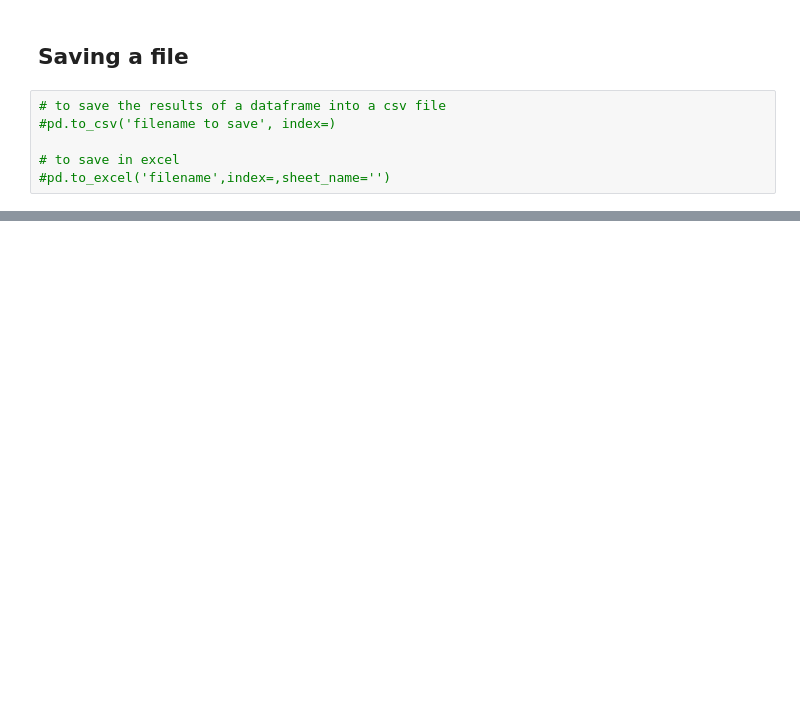
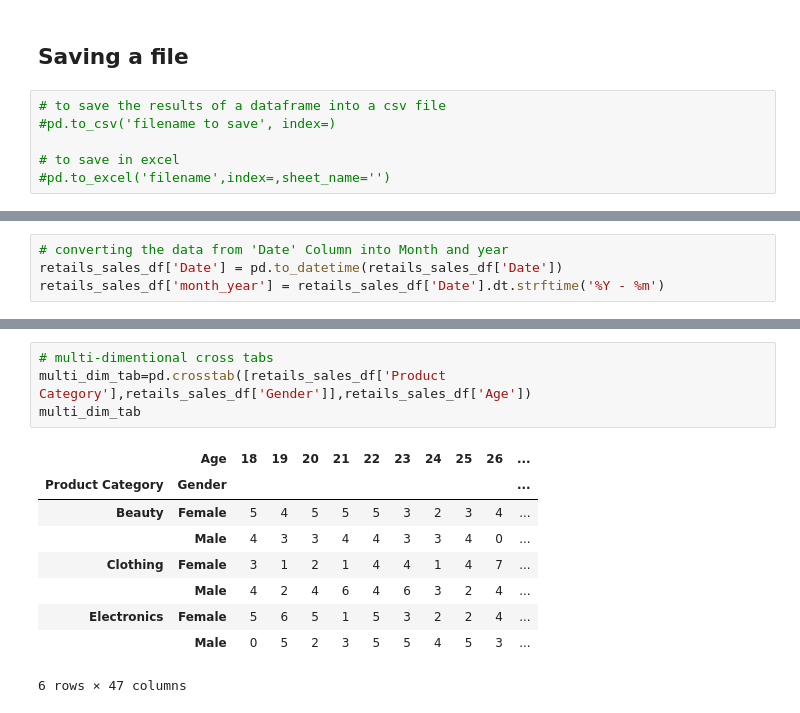
Before and after one commit to babli18/Programming-for-Analytics, a Jupyter notebook: Lectures/class 5.ipynb, the cells around one changed output, grey strips where cells are left out. Cells and saved outputs as stored; diff of their text form; blank space fills up the shorter version.

```diff
--- a/Lectures/class 5.ipynb
+++ b/Lectures/class 5.ipynb
@@ -761,0 +856,4 @@ city_df['population_millions'] = city_df['population_approx'] / 1000000
+# %%
+# converting the data from 'Date' Column into Month and year
+retails_sales_df['Date'] = pd.to_datetime(retails_sales_df['Date'])
+retails_sales_df['month_year'] = retails_sales_df['Date'].dt.strftime('%Y - %m')
@@ -761,0 +909,14 @@ city_df['population_millions'] = city_df['population_approx'] / 1000000
+# %%
+# multi-dimentional cross tabs
+multi_dim_tab=pd.crosstab([retails_sales_df['Product Category'],retails_sales_df['Gender']],retails_sales_df['Age'])
+multi_dim_tab
+# %% [output]
+|  | Age | 18 | 19 | 20 | 21 | 22 | 23 | 24 | 25 | 26 | ... |
+| Product Category | Gender |  |  |  |  |  |  |  |  |  | ... |
+| Beauty | Female | 5 | 4 | 5 | 5 | 5 | 3 | 2 | 3 | 4 | ... |
+|  | Male | 4 | 3 | 3 | 4 | 4 | 3 | 3 | 4 | 0 | ... |
+| Clothing | Female | 3 | 1 | 2 | 1 | 4 | 4 | 1 | 4 | 7 | ... |
+|  | Male | 4 | 2 | 4 | 6 | 4 | 6 | 3 | 2 | 4 | ... |
+| Electronics | Female | 5 | 6 | 5 | 1 | 5 | 3 | 2 | 2 | 4 | ... |
+|  | Male | 0 | 5 | 2 | 3 | 5 | 5 | 4 | 5 | 3 | ... |
+6 rows × 47 columns
```
Also changed, not shown: parts of 17 cells of this notebook, 6 other files.
